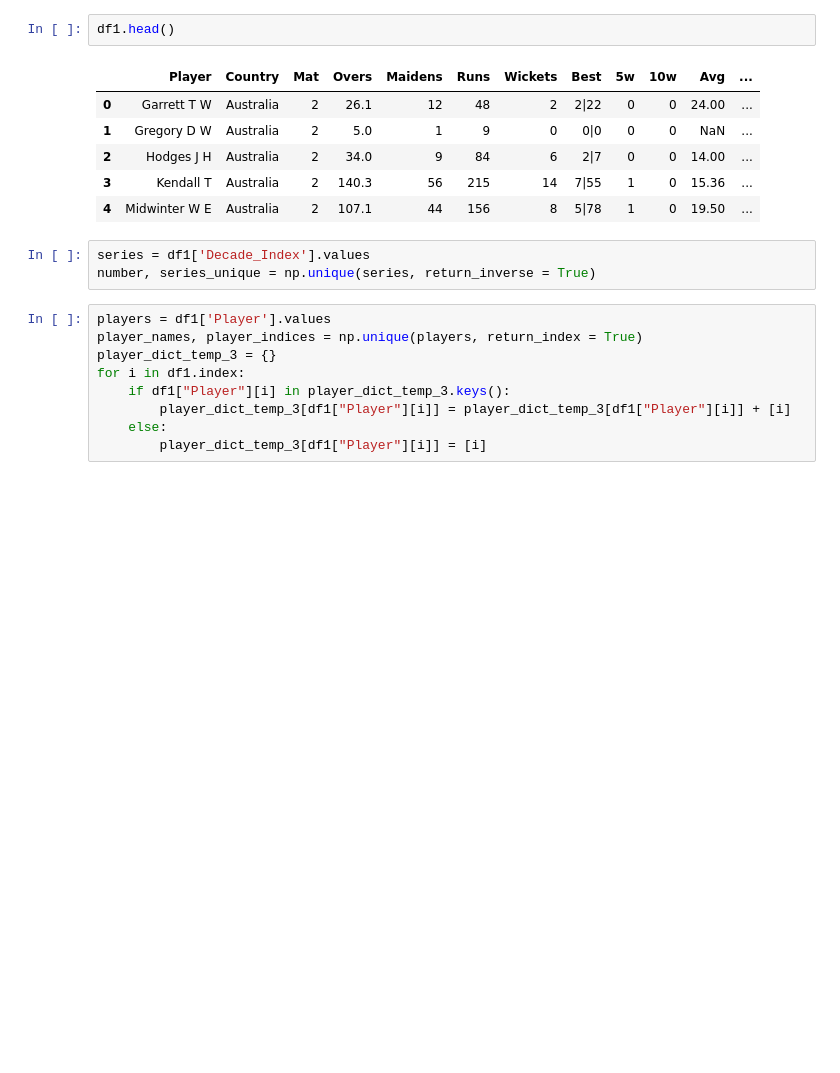
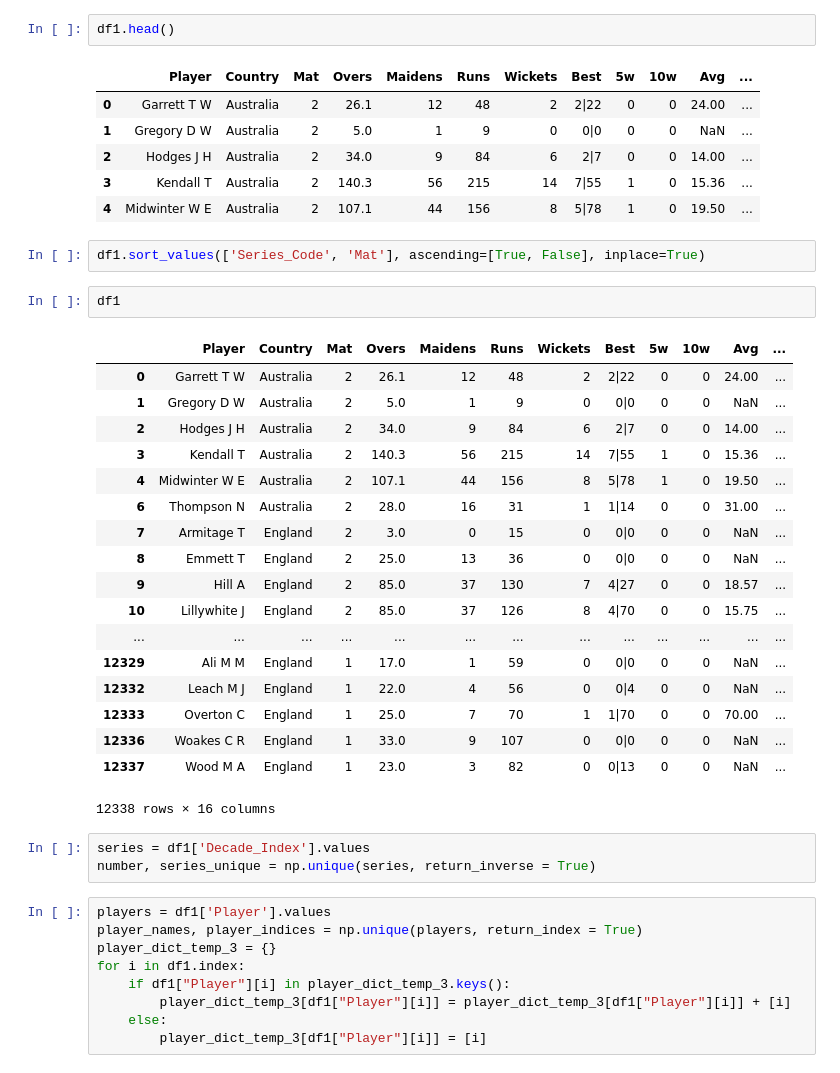
Before and after one commit to srinivas-bontula/Inside-Out, a Jupyter notebook: Bowlers.ipynb, the cells around one changed output. Drawn from its saved outputs; the diff is of its cells as text; blank space fills up the shorter version.

```diff
--- a/Bowlers.ipynb
+++ b/Bowlers.ipynb
@@ -15,6 +15,29 @@ df1.head()
 | 2 | Hodges J H | Australia | 2 | 34.0 | 9 | 84 | 6 | 2|7 | 0 | 0 | 14.00 | ... |
 | 3 | Kendall T | Australia | 2 | 140.3 | 56 | 215 | 14 | 7|55 | 1 | 0 | 15.36 | ... |
 | 4 | Midwinter W E | Australia | 2 | 107.1 | 44 | 156 | 8 | 5|78 | 1 | 0 | 19.50 | ... |
+# %%
+df1.sort_values(['Series_Code', 'Mat'], ascending=[True, False], inplace=True)
+# %%
+df1
+# %% [output]
+|  | Player | Country | Mat | Overs | Maidens | Runs | Wickets | Best | 5w | 10w | Avg | ... |
+| 0 | Garrett T W | Australia | 2 | 26.1 | 12 | 48 | 2 | 2|22 | 0 | 0 | 24.00 | ... |
+| 1 | Gregory D W | Australia | 2 | 5.0 | 1 | 9 | 0 | 0|0 | 0 | 0 | NaN | ... |
+| 2 | Hodges J H | Australia | 2 | 34.0 | 9 | 84 | 6 | 2|7 | 0 | 0 | 14.00 | ... |
+| 3 | Kendall T | Australia | 2 | 140.3 | 56 | 215 | 14 | 7|55 | 1 | 0 | 15.36 | ... |
+| 4 | Midwinter W E | Australia | 2 | 107.1 | 44 | 156 | 8 | 5|78 | 1 | 0 | 19.50 | ... |
+| 6 | Thompson N | Australia | 2 | 28.0 | 16 | 31 | 1 | 1|14 | 0 | 0 | 31.00 | ... |
+| 7 | Armitage T | England | 2 | 3.0 | 0 | 15 | 0 | 0|0 | 0 | 0 | NaN | ... |
+| 8 | Emmett T | England | 2 | 25.0 | 13 | 36 | 0 | 0|0 | 0 | 0 | NaN | ... |
+| 9 | Hill A | England | 2 | 85.0 | 37 | 130 | 7 | 4|27 | 0 | 0 | 18.57 | ... |
+| 10 | Lillywhite J | England | 2 | 85.0 | 37 | 126 | 8 | 4|70 | 0 | 0 | 15.75 | ... |
+| ... | ... | ... | ... | ... | ... | ... | ... | ... | ... | ... | ... | ... |
+| 12329 | Ali M M | England | 1 | 17.0 | 1 | 59 | 0 | 0|0 | 0 | 0 | NaN | ... |
+| 12332 | Leach M J | England | 1 | 22.0 | 4 | 56 | 0 | 0|4 | 0 | 0 | NaN | ... |
+| 12333 | Overton C | England | 1 | 25.0 | 7 | 70 | 1 | 1|70 | 0 | 0 | 70.00 | ... |
+| 12336 | Woakes C R | England | 1 | 33.0 | 9 | 107 | 0 | 0|0 | 0 | 0 | NaN | ... |
+| 12337 | Wood M A | England | 1 | 23.0 | 3 | 82 | 0 | 0|13 | 0 | 0 | NaN | ... |
+12338 rows × 16 columns
 # %%
 series = df1['Decade_Index'].values
 number, series_unique = np.unique(series, return_inverse = True)
```
Also changed, not shown: parts of 22 cells of this notebook, 8 other files.
